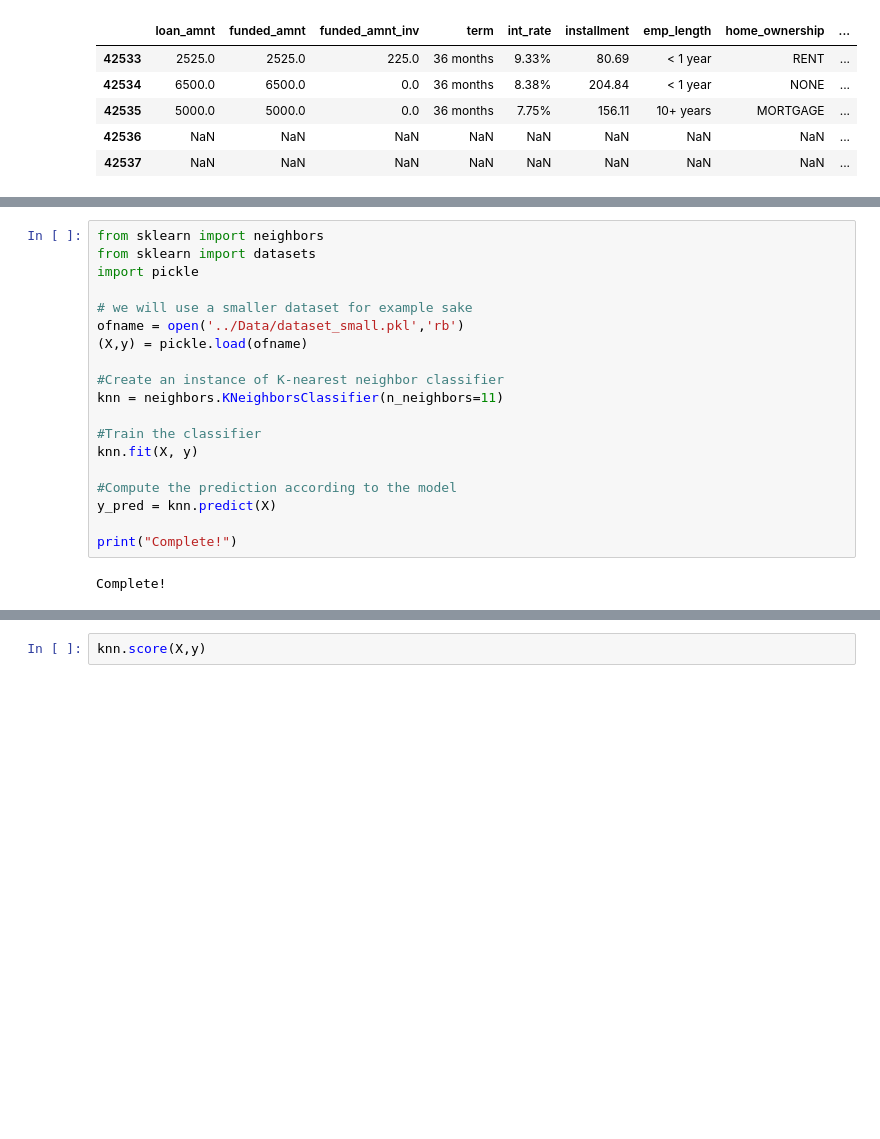
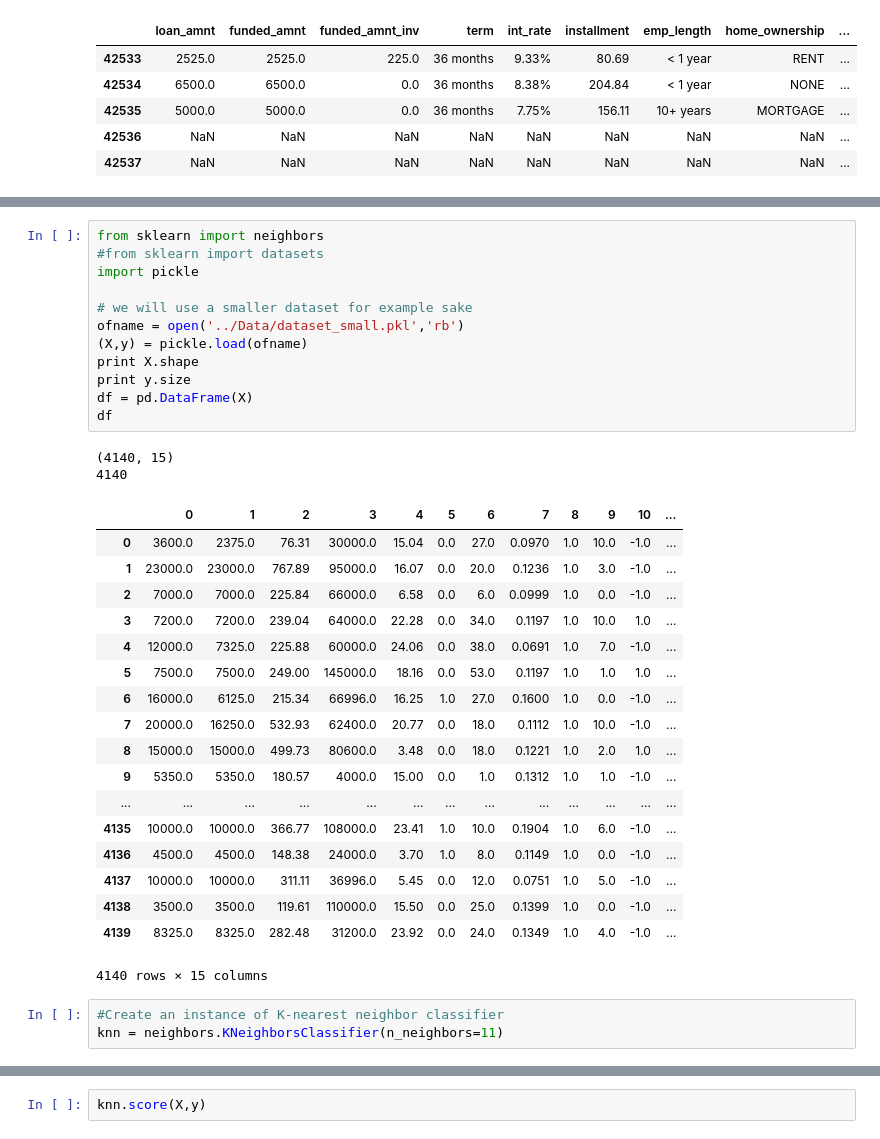
Before and after one commit to igaribay/DSSwithPython, a Jupyter notebook: DSS-Week09/Notebooks/DSS-Unit09-Lecture01.2018.ipynb, the cells around one changed output, grey strips where cells are left out. Cells and saved outputs as stored; diff of their text form; blank space fills up the shorter version.

```diff
--- a/DSS-Week09/Notebooks/DSS-Unit09-Lecture01.2018.ipynb
+++ b/DSS-Week09/Notebooks/DSS-Unit09-Lecture01.2018.ipynb
@@ -296,21 +347,36 @@ One thing to note is this algorithm is computation heavy. This is because it mus
 # %%
 from sklearn import neighbors
-from sklearn import datasets
+#from sklearn import datasets
 import pickle
 
 # we will use a smaller dataset for example sake
 ofname = open('../Data/dataset_small.pkl','rb')
 (X,y) = pickle.load(ofname)
-
-#Create an instance of K-nearest neighbor classifier
-knn = neighbors.KNeighborsClassifier(n_neighbors=11)
-
-#Train the classifier
-knn.fit(X, y)
-
-#Compute the prediction according to the model
-y_pred = knn.predict(X)
-
-print("Complete!")
+print X.shape
+print y.size
+df = pd.DataFrame(X)
+df
 # %% [output]
-Complete!
+(4140, 15)
+4140
+|  | 0 | 1 | 2 | 3 | 4 | 5 | 6 | 7 | 8 | 9 | 10 | ... |
+| 0 | 3600.0 | 2375.0 | 76.31 | 30000.0 | 15.04 | 0.0 | 27.0 | 0.0970 | 1.0 | 10.0 | -1.0 | ... |
+| 1 | 23000.0 | 23000.0 | 767.89 | 95000.0 | 16.07 | 0.0 | 20.0 | 0.1236 | 1.0 | 3.0 | -1.0 | ... |
+| 2 | 7000.0 | 7000.0 | 225.84 | 66000.0 | 6.58 | 0.0 | 6.0 | 0.0999 | 1.0 | 0.0 | -1.0 | ... |
+| 3 | 7200.0 | 7200.0 | 239.04 | 64000.0 | 22.28 | 0.0 | 34.0 | 0.1197 | 1.0 | 10.0 | 1.0 | ... |
+| 4 | 12000.0 | 7325.0 | 225.88 | 60000.0 | 24.06 | 0.0 | 38.0 | 0.0691 | 1.0 | 7.0 | -1.0 | ... |
+| 5 | 7500.0 | 7500.0 | 249.00 | 145000.0 | 18.16 | 0.0 | 53.0 | 0.1197 | 1.0 | 1.0 | 1.0 | ... |
+| 6 | 16000.0 | 6125.0 | 215.34 | 66996.0 | 16.25 | 1.0 | 27.0 | 0.1600 | 1.0 | 0.0 | -1.0 | ... |
+| 7 | 20000.0 | 16250.0 | 532.93 | 62400.0 | 20.77 | 0.0 | 18.0 | 0.1112 | 1.0 | 10.0 | -1.0 | ... |
+| 8 | 15000.0 | 15000.0 | 499.73 | 80600.0 | 3.48 | 0.0 | 18.0 | 0.1221 | 1.0 | 2.0 | 1.0 | ... |
+| 9 | 5350.0 | 5350.0 | 180.57 | 4000.0 | 15.00 | 0.0 | 1.0 | 0.1312 | 1.0 | 1.0 | -1.0 | ... |
+| ... | ... | ... | ... | ... | ... | ... | ... | ... | ... | ... | ... | ... |
+| 4135 | 10000.0 | 10000.0 | 366.77 | 108000.0 | 23.41 | 1.0 | 10.0 | 0.1904 | 1.0 | 6.0 | -1.0 | ... |
+| 4136 | 4500.0 | 4500.0 | 148.38 | 24000.0 | 3.70 | 1.0 | 8.0 | 0.1149 | 1.0 | 0.0 | -1.0 | ... |
+| 4137 | 10000.0 | 10000.0 | 311.11 | 36996.0 | 5.45 | 0.0 | 12.0 | 0.0751 | 1.0 | 5.0 | -1.0 | ... |
+| 4138 | 3500.0 | 3500.0 | 119.61 | 110000.0 | 15.50 | 0.0 | 25.0 | 0.1399 | 1.0 | 0.0 | -1.0 | ... |
+| 4139 | 8325.0 | 8325.0 | 282.48 | 31200.0 | 23.92 | 0.0 | 24.0 | 0.1349 | 1.0 | 4.0 | -1.0 | ... |
+4140 rows × 15 columns
+# %%
+#Create an instance of K-nearest neighbor classifier
+knn = neighbors.KNeighborsClassifier(n_neighbors=11)
```
Also changed, not shown: parts of 18 cells of this notebook, 2 other files.
